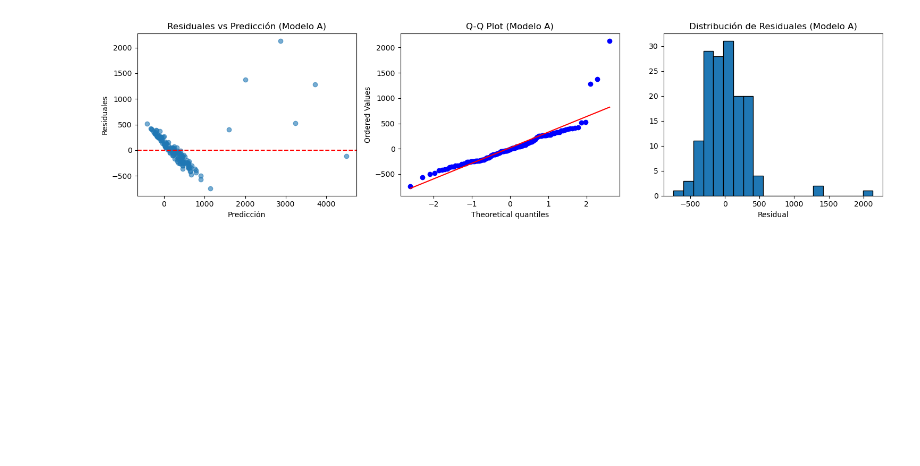
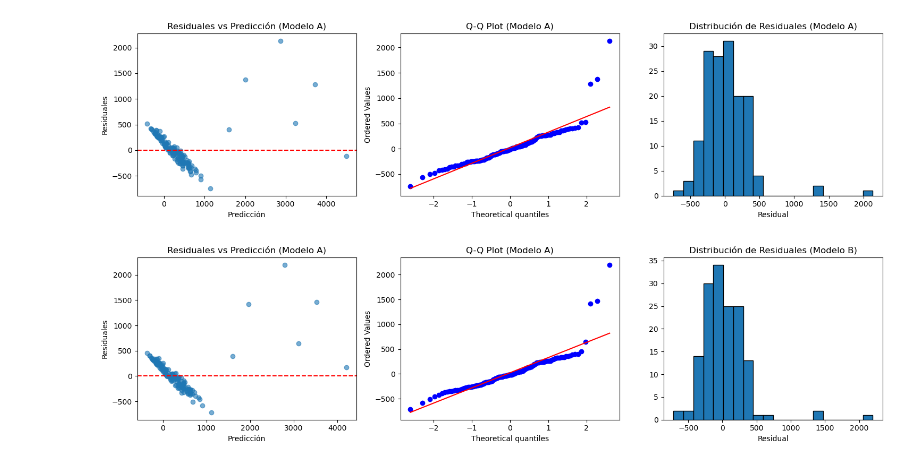
Before and after one commit to jenaro1804/TC2004B-Jenaro, a Jupyter notebook: notebooks/modulo1/evaluacion_de_modelos_actividad.ipynb, the cells around one changed output. Saved outputs shown, nothing was run; the diff lists cells and outputs as text; code cells hidden in the pictures; blank space fills up the shorter version.

```diff
--- a/notebooks/modulo1/evaluacion_de_modelos_actividad.ipynb
+++ b/notebooks/modulo1/evaluacion_de_modelos_actividad.ipynb
@@ -121,3 +120,30 @@ plt.savefig('diagnosticos_modelo_a.png')
 plt.show()
 # %% [output]
 [figure]
+# %%
+# Diagnósticos para Modelo A
+residuals_b = y_test - pred_b
+
+fig, axes = plt.subplots(1, 3, figsize=(15, 4))
+
+# Residuales vs predichos
+axes[0].scatter(pred_b, residuals_b, alpha=0.6)
+axes[0].axhline(0, color='red', linestyle='--')
+axes[0].set_xlabel('Predicción')
+axes[0].set_ylabel('Residuales')
+axes[0].set_title('Residuales vs Predicción (Modelo A)')
+
+# Q-Q plot
+from scipy import stats
+stats.probplot(residuals_b, dist="norm", plot=axes[1])
+axes[1].set_title('Q-Q Plot (Modelo A)')
+
+# Histograma de errores
+axes[2].hist(residuals_b, bins=20, edgecolor='black')
+axes[2].set_xlabel('Residual')
+axes[2].set_title('Distribución de Residuales (Modelo B)')
+
+plt.tight_layout()
+plt.show()
+# %% [output]
+[figure, added]
```
Also changed, not shown: parts of 6 cells of this notebook.
